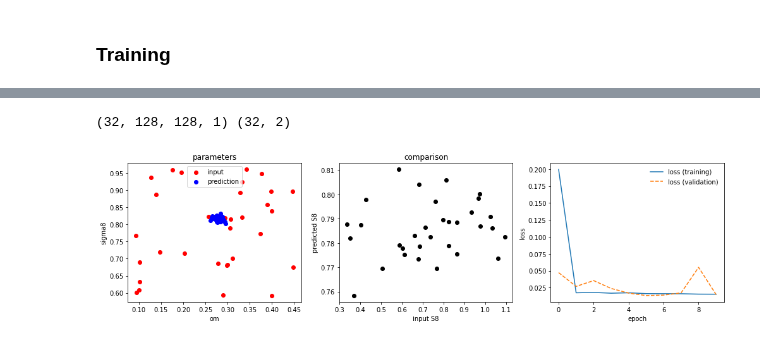
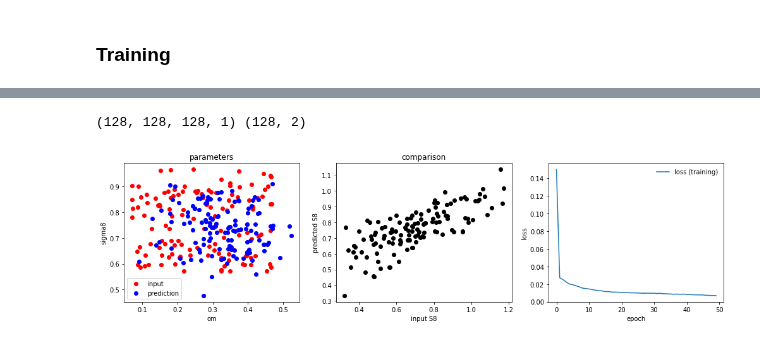
Before and after one commit to liuxx479/Outlier, a Jupyter notebook: notebooks/ResNet_Keras.ipynb, the cells around one changed output, grey strips where cells are left out. Drawn from its saved outputs; the diff is of its cells as text; code cells hidden in the pictures.

Commit message:
no noise, with augmentation (flips), batch size 128, learning rate 0.0001, loss'mse', basic resnet50

```diff
--- a/notebooks/ResNet_Keras.ipynb
+++ b/notebooks/ResNet_Keras.ipynb
@@ -61,7 +61,7 @@ def augmentation(x, y):
   return x, y
 # %%
 DATASET_SIZE = 20000
-BATCH_SIZE = 32
+BATCH_SIZE = 32*4
 
 train_size = int(0.8 * DATASET_SIZE)
 test_size = int(0.2 * DATASET_SIZE)
@@ -69,7 +69,7 @@ test_size = int(0.2 * DATASET_SIZE)
 full_dataset = dataset.map(redefine).map(downsample)
 
 train_dataset= full_dataset.take(train_size).repeat().map(augmentation).shuffle(buffer_size=2000).batch(BATCH_SIZE)
-test_dataset = full_dataset.skip(train_size).take(test_size).batch(BATCH_SIZE)
+test_dataset = full_dataset.skip(train_size).take(test_size).map(augmentation).batch(BATCH_SIZE)
 # %% [markdown]
 ### Let's define the neural network
 # %%
@@ -77,7 +77,9 @@ inputs = tf.keras.Input(shape=(128, 128, 1))
 resnet = tf.keras.applications.resnet_v2.ResNet50V2(include_top=False,
                                                     weights=None,
                                                     input_shape=[128,128,1],
-                                                    pooling='avg')
+                                                    pooling='avg',
+              # classifier_activation=tf.keras.layers.LeakyReLU(alpha=0.3)
+              )
 net = resnet(inputs)
 outputs = tf.keras.layers.Dense(2)(net)
 # %%
@@ -102,10 +104,10 @@ _________________________________________________________________
 # %% [markdown]
 ### Training
 # %%
-model.compile(optimizer=tf.keras.optimizers.Adam(),loss='mse')
+model.compile(optimizer=tf.keras.optimizers.Adam(learning_rate==),loss='mse')
 # %%
-history = model.fit(train_dataset, epochs=10, batch_size=BATCH_SIZE,
-                    validation_data=test_dataset, verbose=1,
-                    steps_per_epoch=int(0.8*20000/BATCH_SIZE)-1,
-                    validation_steps=2)
+history = model.fit(train_dataset, epochs=50, batch_size=BATCH_SIZE,
+                     verbose=1,
+                    steps_per_epoch=int(0.8*20000/BATCH_SIZE)-1
+                    )#validation_data=test_dataset,validation_steps=2
 # %% [output]
@@ -132,5 +130,0 @@ Epoch 10/10
-# %%
-truth = next(train_dataset.as_numpy_iterator())
-print (truth[0].shape, truth[1].shape)
-# %% [output]
-(32, 128, 128, 1) (32, 2)
@@ -141,33 +131,39 @@ S8_gen= lambda params: sqrt(params.T[0]/0.3)*params.T[1]
 # %%
+truth = next(train_dataset.as_numpy_iterator())
+print (truth[0].shape, truth[1].shape)
+predictions = model.predict(x=truth[0])
+
+
 params_pred = predictions
 params_input = truth[1]
 true_s8=S8_gen(params_input)
 pred_s8=S8_gen(np.array(params_pred))
 losses_train=history.history['loss']
-losses_val=history.history['val_loss']
+# losses_val=history.history['val_loss']
 epocharr=history.epoch
 
 figure(figsize=(14,4))
 subplot(1,3,1)
 scatter(params_input.T[0], params_input.T[1],color='r', label='input')
 scatter(params_pred.T[0], params_pred.T[1],color='b', label='prediction')
 title('parameters')
 xlabel('om')
 ylabel('sigma8')
 legend(fontsize=10, frameon=1)
 subplot(1,3,2)
 scatter(true_s8, pred_s8, color='k')
 xlabel('input S8')
 ylabel('predicted S8')
 #ylim(0,1)
 title('comparison')
 subplot(1,3,3)
 plot(epocharr, losses_train,'-',label='loss (training)')
-plot(epocharr, losses_val, '--',label='loss (validation)')
+# plot(epocharr, losses_val, '--',label='loss (validation)')
 legend(fontsize=10, frameon=0)
 xlabel('epoch')
 ylabel('loss')
-# title('N_epoch={} stepsize={}'.format(epoch, step_size))
+title('learning rate 1e-4, no noise')
 plt.tight_layout()
 # %% [output]
+(128, 128, 128, 1) (128, 2)
-[figure, old version]
+[figure, new version]
```
Also changed, not shown: parts of 8 cells of this notebook.
